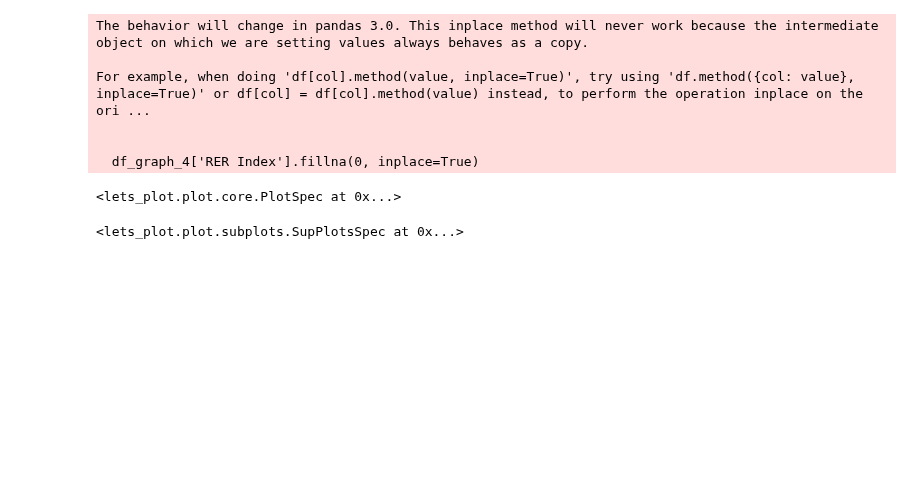
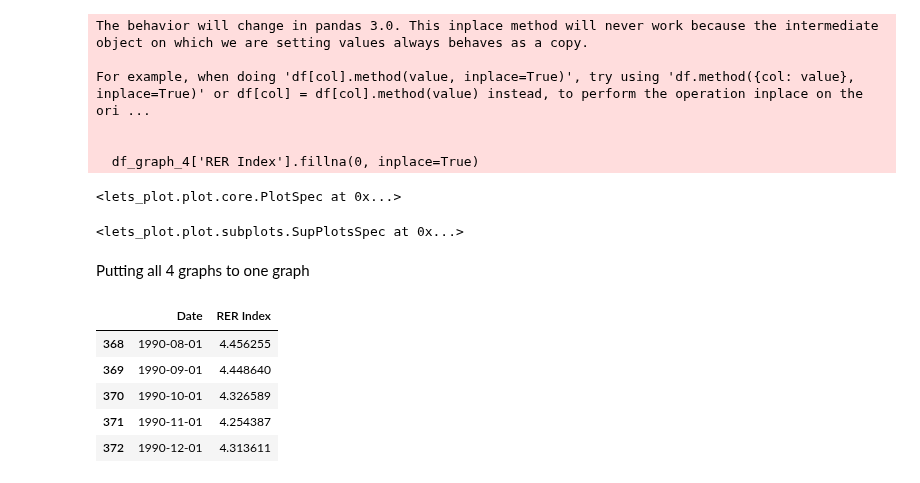
Before and after one commit to SparklyPlant/The-Grave-of-Ming, a Jupyter notebook: Code/NB1.ipynb, the cells around one changed output. Saved outputs shown, nothing was run; the diff lists cells and outputs as text; code cells hidden in the pictures; blank space fills up the shorter version.

```diff
--- a/Code/NB1.ipynb
+++ b/Code/NB1.ipynb
@@ -706,3 +707,29 @@ For example, when doing 'df[col].method(value, inplace=True)', try using 'df.met
 gggrid([a, b, c, d], ncol=2) + ggsize(900, 600)
 # %% [output]
 <lets_plot.plot.subplots.SupPlotsSpec at 0x...>
+# %% [markdown]
+Putting all 4 graphs to one graph
+# %%
+df_graph_4['Date'] = pd.to_datetime(df_graph_4['Date'], unit='ms')
+
+# Convert month numbers to datetime, assuming they start from Dec 1959
+df_graph_1['Month'] = pd.to_numeric(df_graph_1['Month'], errors='coerce')
+
+# Convert month numbers to datetime
+start_date = pd.to_datetime('1959-12-01')
+df_graph_1['Date'] = start_date + pd.to_timedelta((df_graph_1['Month'] - 1) * 30, unit='D')
+
+df_graph_3['Month'] = pd.to_numeric(df_graph_3['Month'], errors='coerce')
+df_graph_3['Date'] = start_date + pd.to_timedelta((df_graph_3['Month'] - 1) * 30, unit='D')
+
+# Convert string dates to datetime for df_graph_2
+df_graph_2['Date'] = pd.to_datetime(df_graph_2['Date'], format='%b %Y')
+
+display(df_graph_4.tail())
+# %% [output]
+|  | Date | RER Index |
+| 368 | 1990-08-01 | 4.456255 |
+| 369 | 1990-09-01 | 4.448640 |
+| 370 | 1990-10-01 | 4.326589 |
+| 371 | 1990-11-01 | 4.254387 |
+| 372 | 1990-12-01 | 4.313611 |
```
Also changed, not shown: parts of 5 cells of this notebook.
